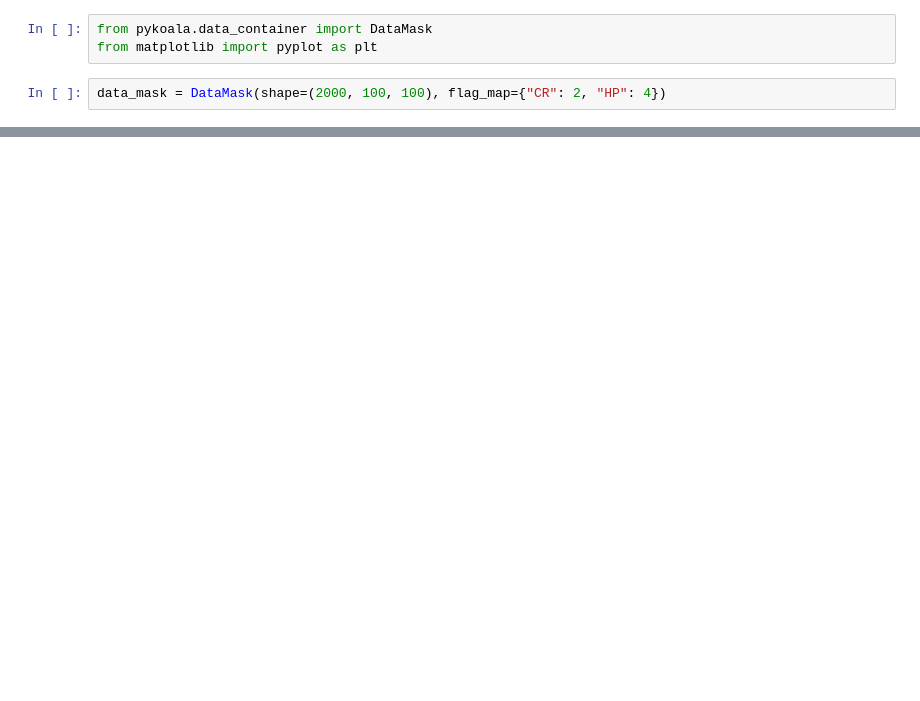
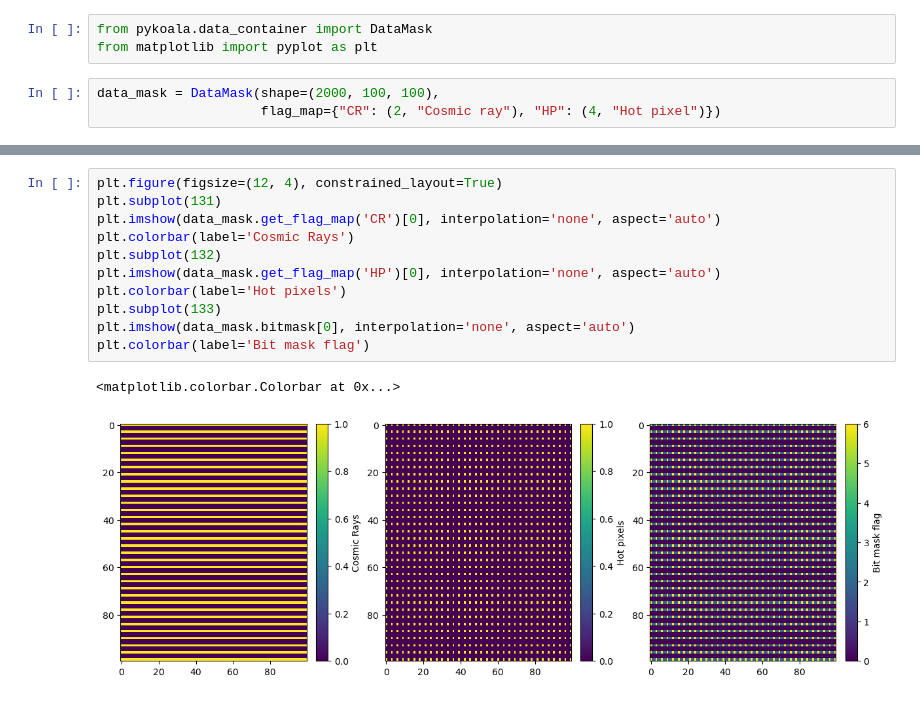
Before and after one commit to pykoala/pykoala, a Jupyter notebook: tutorials/data_container_mask.ipynb, the cells around one changed output, grey strips where cells are left out. Cells and saved outputs as stored; diff of their text form; blank space fills up the shorter version.

Commit message:
test DataMask

```diff
--- a/tutorials/data_container_mask.ipynb
+++ b/tutorials/data_container_mask.ipynb
@@ -5,4 +8,5 @@
 from pykoala.data_container import DataMask
 from matplotlib import pyplot as plt
 # %%
-data_mask = DataMask(shape=(2000, 100, 100), flag_map={"CR": 2, "HP": 4})
+data_mask = DataMask(shape=(2000, 100, 100),
+                     flag_map={"CR": (2, "Cosmic ray"), "HP": (4, "Hot pixel")})
@@ -36,0 +45,14 @@ plt.colorbar()
+# %%
+plt.figure(figsize=(12, 4), constrained_layout=True)
+plt.subplot(131)
+plt.imshow(data_mask.get_flag_map('CR')[0], interpolation='none', aspect='auto')
+plt.colorbar(label='Cosmic Rays')
+plt.subplot(132)
+plt.imshow(data_mask.get_flag_map('HP')[0], interpolation='none', aspect='auto')
+plt.colorbar(label='Hot pixels')
+plt.subplot(133)
+plt.imshow(data_mask.bitmask[0], interpolation='none', aspect='auto')
+plt.colorbar(label='Bit mask flag')
+# %% [output]
+<matplotlib.colorbar.Colorbar at 0x...>
+[figure, added]
```
Also changed, not shown: parts of 5 cells of this notebook.
